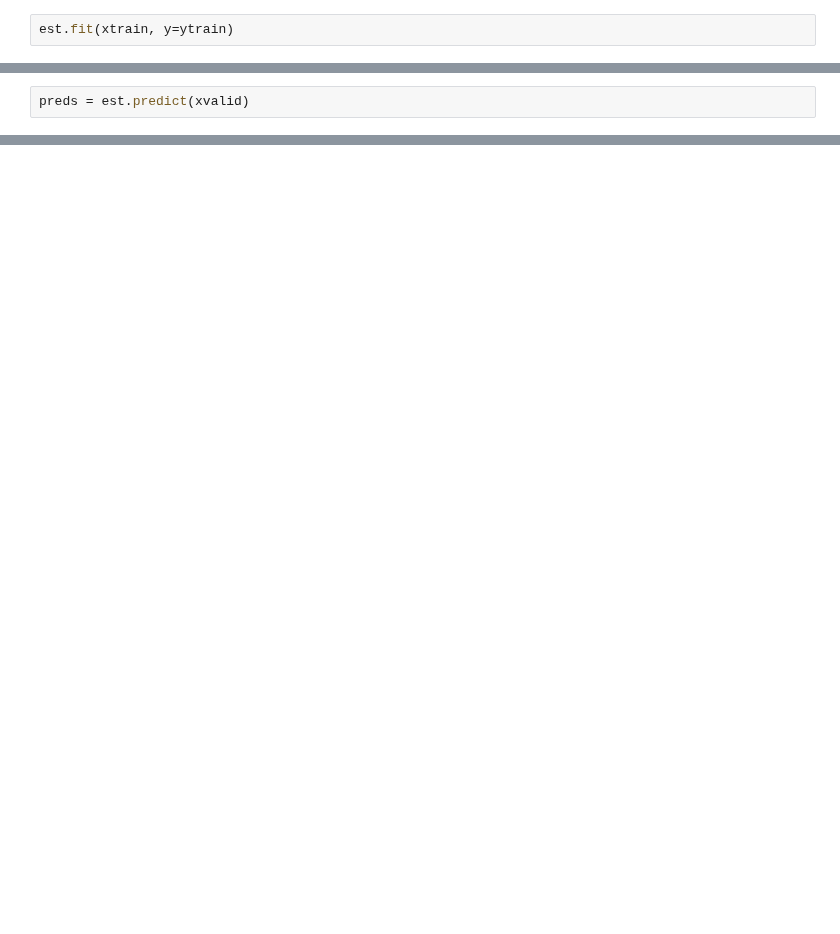
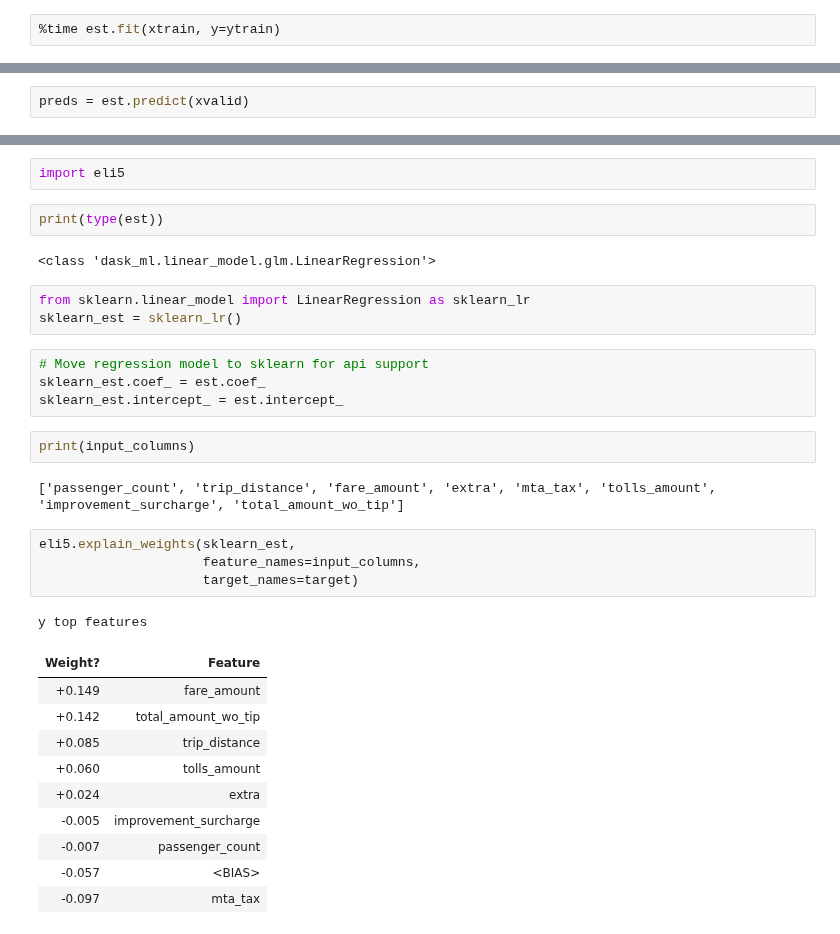
Before and after one commit to justinwhatley/interpretability_experiment, a Jupyter notebook: lr_interpretability_dask.ipynb, the cells around one changed output, grey strips where cells are left out. Saved outputs shown, nothing was run; the diff lists cells and outputs as text; blank space fills up the shorter version.

Commit message:
Ran lr_regression using dask_ml to evaluate performance and relative contributions of numerical inputs to tipping totals

```diff
--- a/lr_interpretability_dask.ipynb
+++ b/lr_interpretability_dask.ipynb
@@ -183,4 +183,4 @@ from dask_ml.linear_model import LinearRegression
 # %%
 est = LinearRegression()
 # %%
-est.fit(xtrain, y=ytrain)
+%time est.fit(xtrain, y=ytrain)
@@ -192,0 +267,33 @@ plt.scatter(preds.compute(), yvalid.compute())
+# %%
+import eli5
+# %%
+print(type(est))
+# %% [output]
+<class 'dask_ml.linear_model.glm.LinearRegression'>
+# %%
+from sklearn.linear_model import LinearRegression as sklearn_lr
+sklearn_est = sklearn_lr()
+# %%
+# Move regression model to sklearn for api support
+sklearn_est.coef_ = est.coef_
+sklearn_est.intercept_ = est.intercept_
+# %%
+print(input_columns)
+# %% [output]
+['passenger_count', 'trip_distance', 'fare_amount', 'extra', 'mta_tax', 'tolls_amount', 'improvement_surcharge', 'total_amount_wo_tip']
+# %%
+eli5.explain_weights(sklearn_est,
+                     feature_names=input_columns,
+                     target_names=target)
+# %% [output]
+y top features
+| Weight? | Feature |
+| +0.149 | fare_amount |
+| +0.142 | total_amount_wo_tip |
+| +0.085 | trip_distance |
+| +0.060 | tolls_amount |
+| +0.024 | extra |
+| -0.005 | improvement_surcharge |
+| -0.007 | passenger_count |
+| -0.057 | <BIAS> |
+| -0.097 | mta_tax |
```
Also changed, not shown: parts of 24 cells of this notebook.
